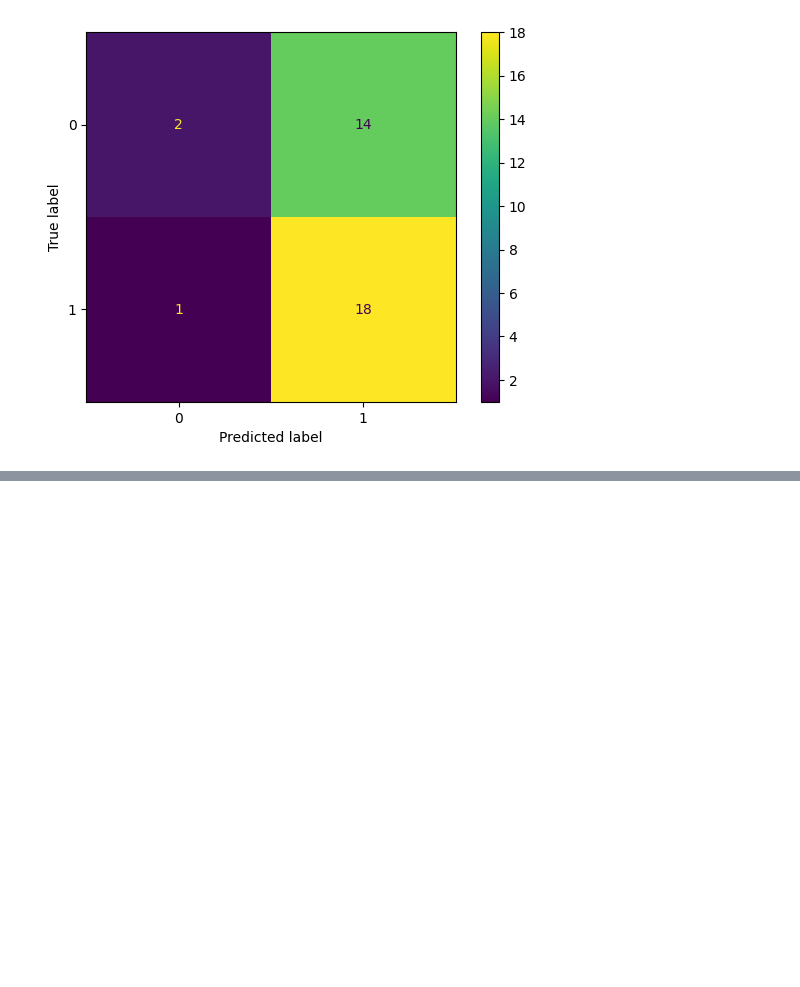
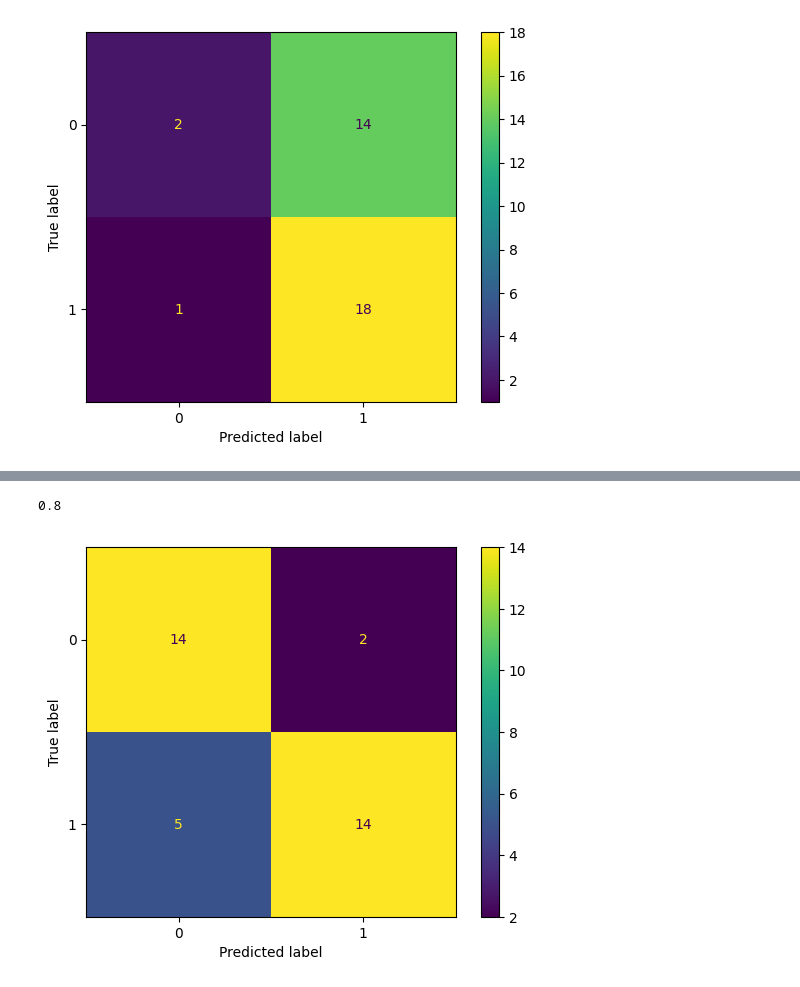
Before and after one commit to TamimEhsan/internship-nwpgcl-faulty-sensor-detection, a Jupyter notebook: Task 1/Task_1.ipynb, the cells around one changed output, grey strips where cells are left out. Drawn from its saved outputs; the diff is of its cells as text; code cells hidden in the pictures; blank space fills up the shorter version.

```diff
--- a/Task 1/Task_1.ipynb
+++ b/Task 1/Task_1.ipynb
@@ -100,0 +129,28 @@ cm_display = ConfusionMatrixDisplay(cm).plot()
+# %%
+# XGBOOST Kaj kore na -_-
+from xgboost import XGBClassifier
+from sklearn.metrics import mean_absolute_error
+from sklearn.model_selection import train_test_split
+
+X_training, X_testing, y_training, y_testing = train_test_split(
+    X_main, y_main, test_size=0.4,random_state=42
+)
+XGB_model = XGBClassifier()
+XGB_model.fit(X_training, y_training)
+
+predictions = XGB_model.predict(X_testing)
+# print(predictions)
+# print(y_testing)
+from sklearn.metrics import accuracy_score
+acc = accuracy_score(y_testing, predictions)
+
+print(acc)
+
+from sklearn.metrics import confusion_matrix
+from sklearn.metrics import ConfusionMatrixDisplay
+
+cm = confusion_matrix(y_testing, predictions)
+cm_display = ConfusionMatrixDisplay(cm).plot()
+# %% [output]
+0.8
+[figure, added]
```
Also changed, not shown: parts of 2 cells of this notebook.
